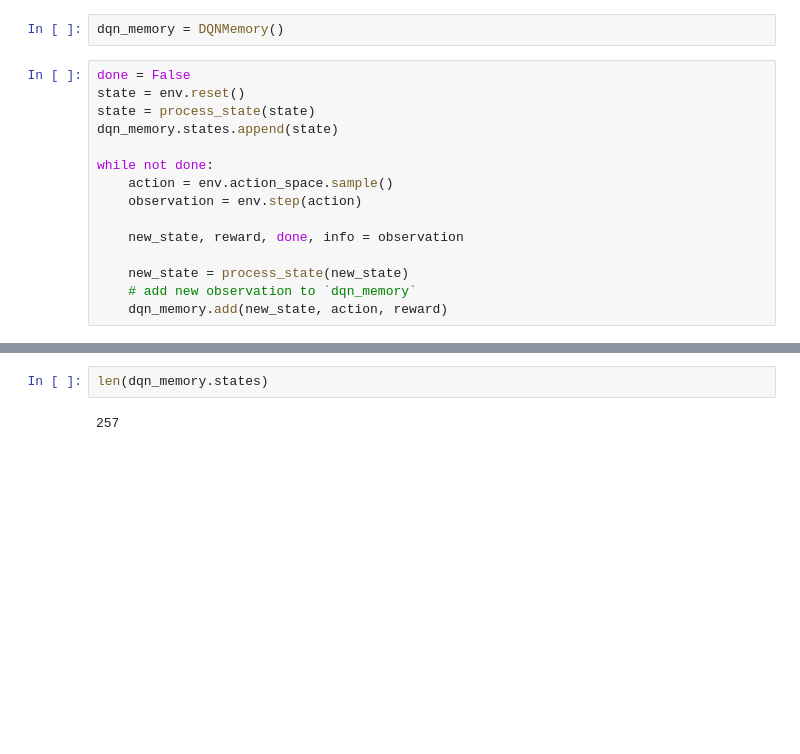
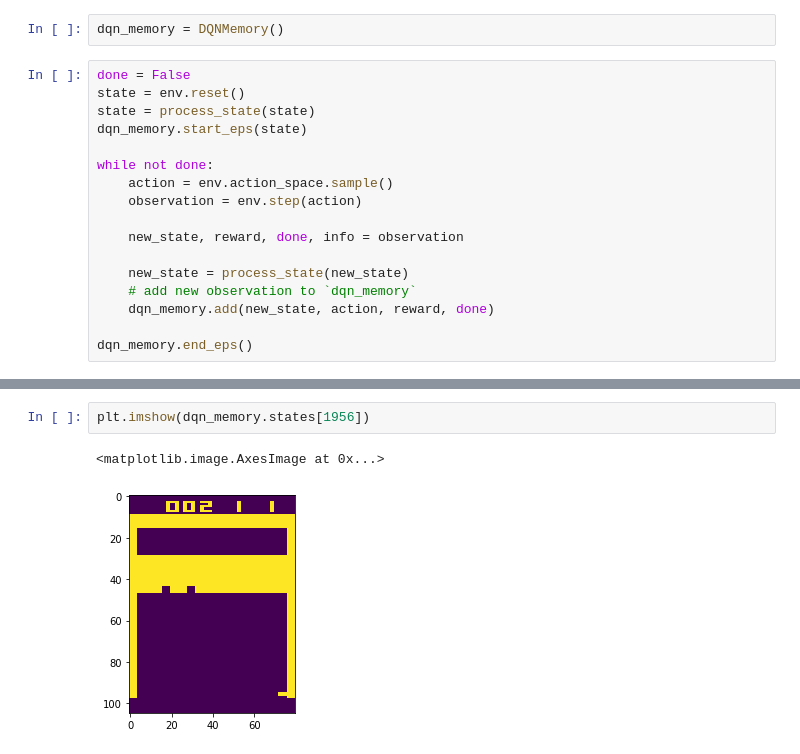
Before and after one commit to ichisadashioko/dqn, a Jupyter notebook: dqn.ipynb, the cells around one changed output, grey strips where cells are left out. Saved outputs shown, nothing was run; the diff lists cells and outputs as text; blank space fills up the shorter version.

Commit message:
update memory sampling

```diff
--- a/dqn.ipynb
+++ b/dqn.ipynb
@@ -258,7 +235,7 @@ dqn_memory = DQNMemory()
 done = False
 state = env.reset()
 state = process_state(state)
-dqn_memory.states.append(state)
+dqn_memory.start_eps(state)
 
 while not done:
     action = env.action_space.sample()
@@ -268,4 +245,6 @@ while not done:
 
     new_state = process_state(new_state)
     # add new observation to `dqn_memory`
-    dqn_memory.add(new_state, action, reward)
+    dqn_memory.add(new_state, action, reward, done)
+
+dqn_memory.end_eps()
@@ -272,4 +276,5 @@ while not done:
 # %%
-len(dqn_memory.states)
+plt.imshow(dqn_memory.states[1956])
 # %% [output]
-257
+<matplotlib.image.AxesImage at 0x...>
+[figure, added]
```
Also changed, not shown: parts of 10 cells of this notebook, 3 other files.
